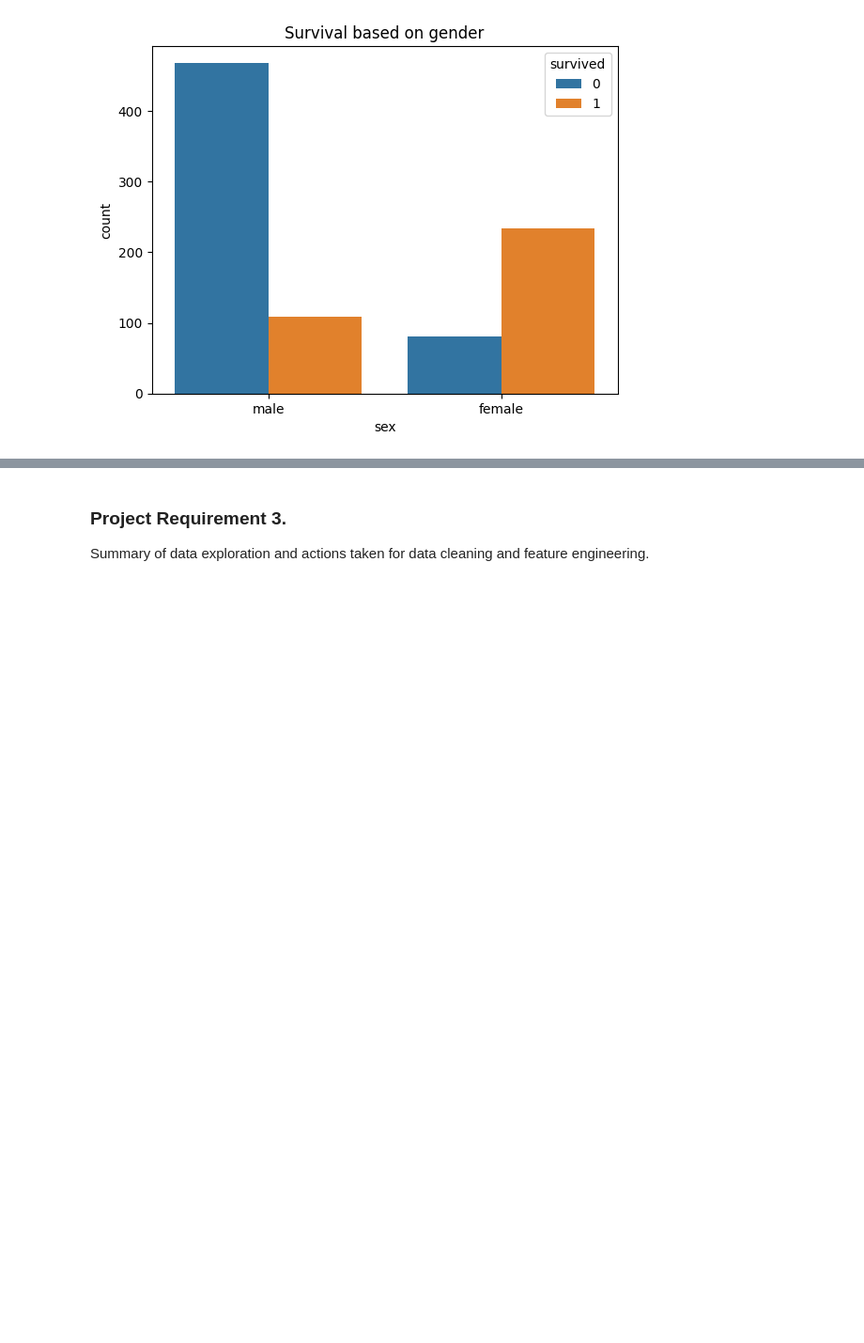
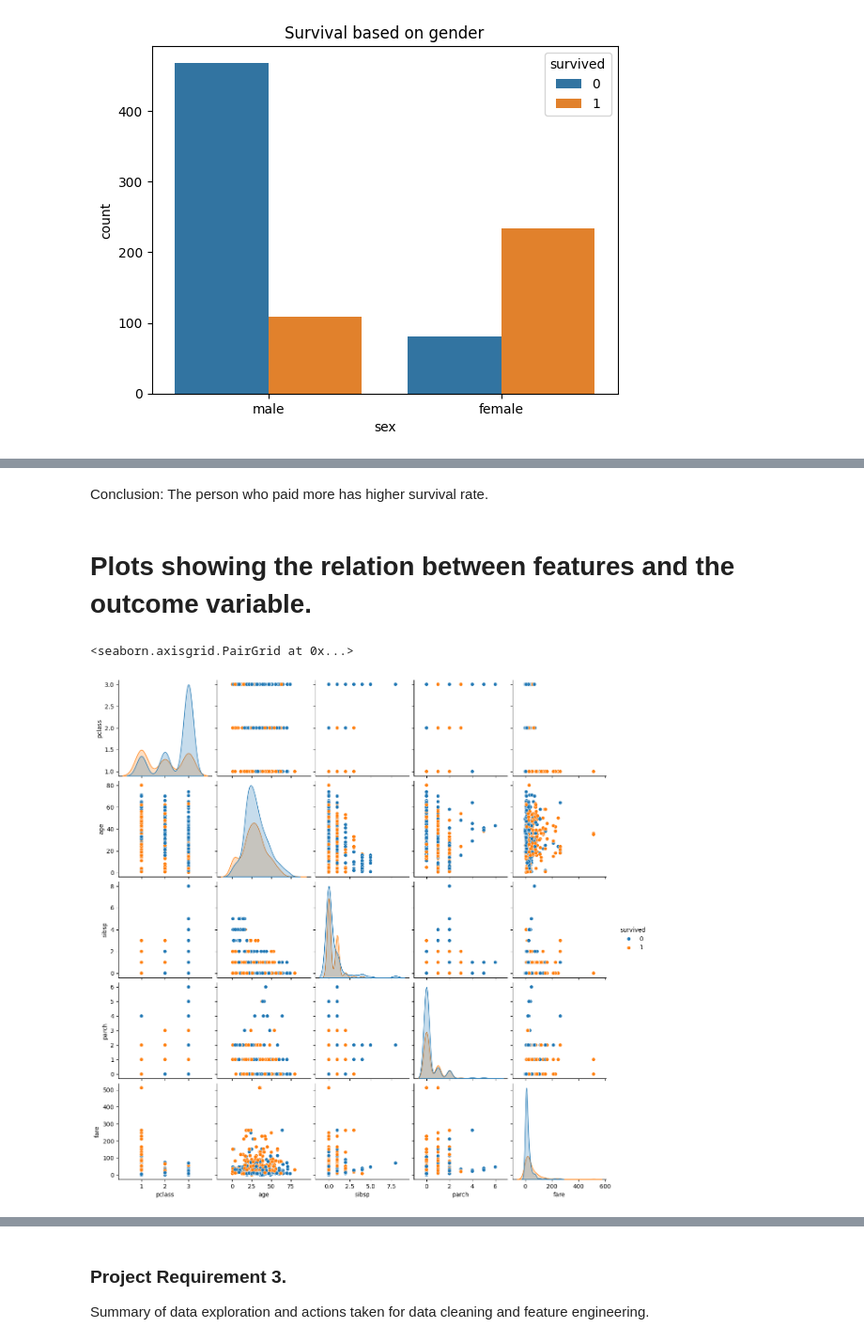
Before and after one commit to MIKRAMS1984/3_Supervised-ML-Classification, a Jupyter notebook: 3_Supervised ML Classification_Final Project.ipynb, the cells around one changed output, grey strips where cells are left out. Shown at 94% size. Saved outputs shown, nothing was run; the diff lists cells and outputs as text; code cells hidden in the pictures; blank space fills up the shorter version.

```diff
--- a/3_Supervised ML Classification_Final Project.ipynb
+++ b/3_Supervised ML Classification_Final Project.ipynb
@@ -137,0 +157,9 @@ plt.title('Survival based on gender');
+# %% [markdown]
+Conclusion: The person who paid more has higher survival rate.
+# %% [markdown]
+# Plots showing the relation between features and the outcome variable.
+# %%
+sns.pairplot(data=titanik.select_dtypes(include=['float64', 'int64']), hue='survived');
+# %% [output]
+<seaborn.axisgrid.PairGrid at 0x...>
+[figure, added]
```
Also changed, not shown: parts of 6 cells of this notebook, 2 other files.
